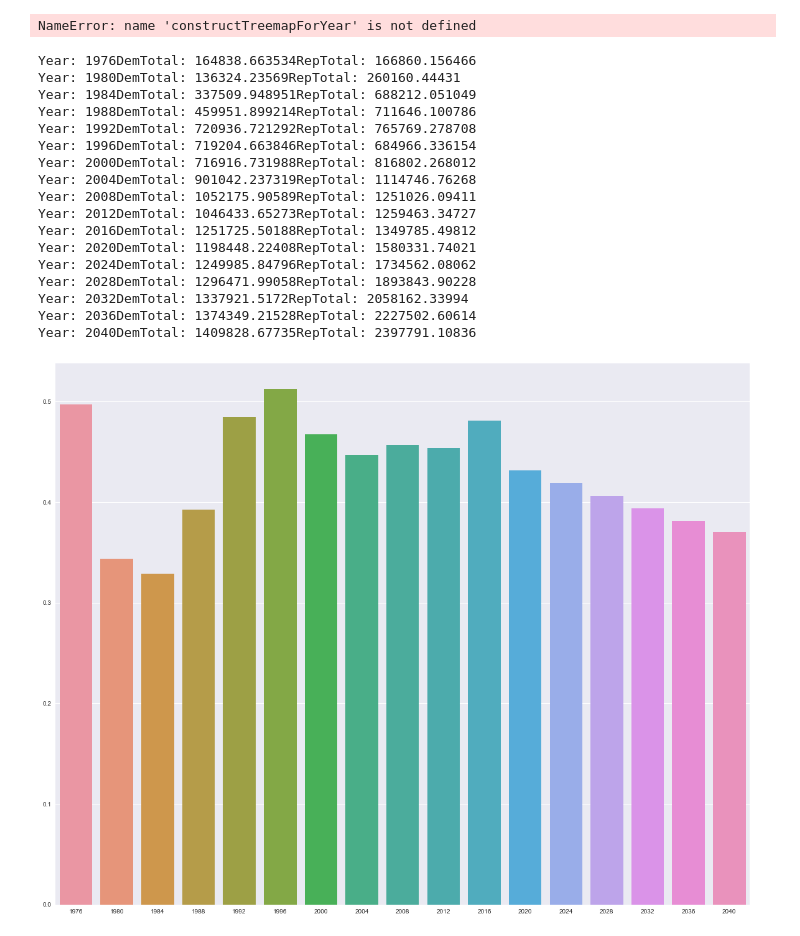
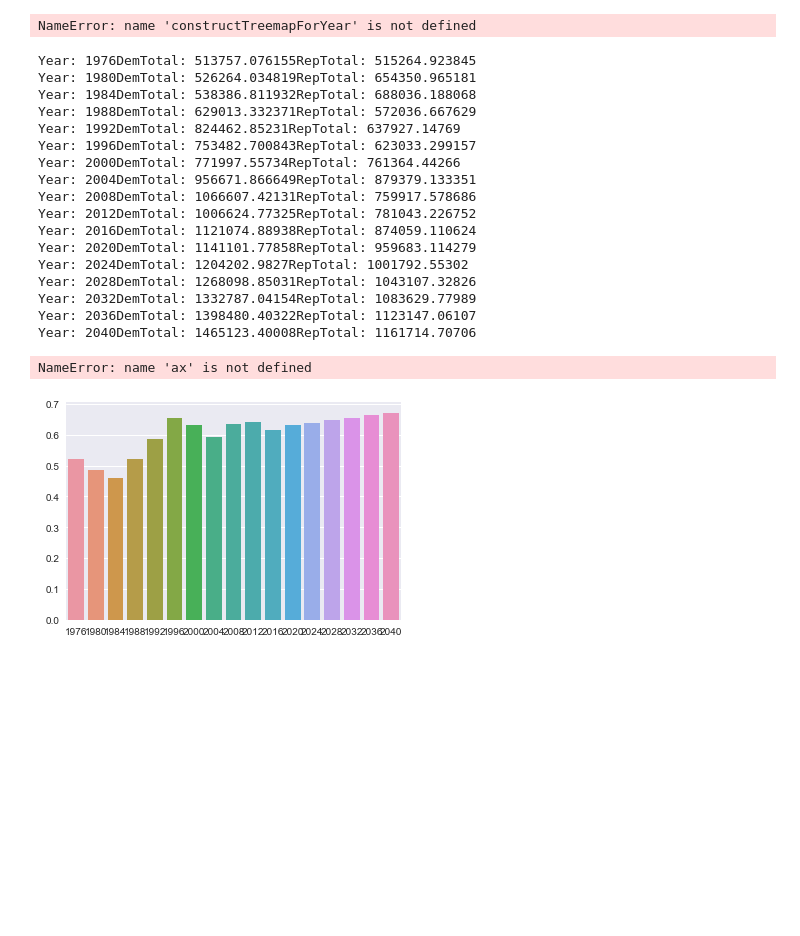
Before and after one commit to manav95/PartisanLeanRepo, a Jupyter notebook: IndResults/CountyPartisanLean.ipynb, the cells around one changed output. Cells and saved outputs as stored; diff of their text form; code cells hidden in the pictures; blank space fills up the shorter version.

```diff
--- a/IndResults/CountyPartisanLean.ipynb
+++ b/IndResults/CountyPartisanLean.ipynb
@@ -808,12 +810,12 @@ NameError: name 'constructMap' is not defined
 #lets project turnouts linearly given existing trends and steady growth/deline in areas
 # %%
 for i in range(2020, 2044, 4):
-    floridaResults[str(year)+"Total"] = pd.Series(np.random.randn(len(floridaResults)), index=floridaResults.index)
+    illinoisResults[str(year)+"Total"] = pd.Series(np.random.randn(len(illinoisResults)), index=illinoisResults.index)
 # %%
 i = 0
 totalList = []
 for year in range(1988, 2020, 4):
-    total = floridaResults.get_value(i, str(year)+"Total")
+    total = illinoisResults.get_value(i, str(year)+"Total")
     totalList.append(total)
 
 print(totalList)
@@ -822,10 +824,10 @@ print(totalList)
 # %%
-for i in range(0, len(floridaResults)):
+for i in range(0, len(illinoisResults)):
     partisans = []
     aList = []
     a = 1
     for year in range(1988, 2020, 4):
-        partisans.append(floridaResults.get_value(i, str(year)+"Total"))
+        partisans.append(illinoisResults.get_value(i, str(year)+"Total"))
         aList.append(a)
         a += 1
 
@@ -838,6 +840,6 @@ for i in range(0, len(floridaResults)):
         value = (slope * val) + intercept
         print(year)
         print(value)
-        floridaResults.set_value(i, str(year)+"Total", value)
+        illinoisResults.set_value(i, str(year)+"Total", value)
         val += 1
 # %% [output]
@@ -903,20 +905,20 @@ None
 # %% [output]
 NameError: name 'constructTreemapForYear' is not defined
 # %%
-floridaDemTotals = []
-floridaRepubTotals = []
+illinoisDemTotals = []
+illinoisRepubTotals = []
 
 for year in range(1976, 2044, 4):
        dTotal = 0.0
        rTotal = 0.0
        if (year <= 2016):
-          for i in range(len(floridaResults)):
-              dTotal += floridaResults.get_value(i, str(year)+"D") * floridaResults.get_value(i, str(year)+"Total")
-              rTotal += floridaResults.get_value(i, str(year)+"R") * floridaResults.get_value(i, str(year)+"Total")
+          for i in range(len(illinoisResults)):
+              dTotal += illinoisResults.get_value(i, str(year)+"D") * illinoisResults.get_value(i, str(year)+"Total")
+              rTotal += illinoisResults.get_value(i, str(year)+"R") * illinoisResults.get_value(i, str(year)+"Total")
        else: #based on partisan lean and national vote being tied
-          for i in range(len(floridaResults)):
-              dPerc = .5 + floridaResults.get_value(i, "Partisan Lean " + str(year))
-              rPerc = .5 - floridaResults.get_value(i, "Partisan Lean " + str(year))
+          for i in range(len(illinoisResults)):
+              dPerc = .5 + illinoisResults.get_value(i, "Partisan Lean " + str(year))
+              rPerc = .5 - illinoisResults.get_value(i, "Partisan Lean " + str(year))
               if (dPerc < 0):
                  dPerc = 0.0
               if (dPerc > 1):
@@ -926,42 +928,43 @@ for year in range(1976, 2044, 4):
               if (rPerc > 1):
                   rPerc = 1.0
 
-              dTotal += floridaResults.get_value(i, str(year)+"Total") * dPerc
-              rTotal += floridaResults.get_value(i, str(year)+"Total") * rPerc
+              dTotal += illinoisResults.get_value(i, str(year)+"Total") * dPerc
+              rTotal += illinoisResults.get_value(i, str(year)+"Total") * rPerc
 
        print("Year: " + str(year) + "DemTotal: " + str(dTotal) + "RepTotal: " + str(rTotal))
-       floridaDemTotals.append(dTotal/(dTotal+rTotal))
-       floridaRepubTotals.append(rTotal/(dTotal+rTotal))
+       illinoisDemTotals.append(dTotal/(dTotal+rTotal))
+       illinoisRepubTotals.append(rTotal/(dTotal+rTotal))
 # %% [output]
-Year: 1976DemTotal: 164838.663534RepTotal: 166860.156466
-Year: 1980DemTotal: 136324.23569RepTotal: 260160.44431
-Year: 1984DemTotal: 337509.948951RepTotal: 688212.051049
-Year: 1988DemTotal: 459951.899214RepTotal: 711646.100786
-Year: 1992DemTotal: 720936.721292RepTotal: 765769.278708
-Year: 1996DemTotal: 719204.663846RepTotal: 684966.336154
-Year: 2000DemTotal: 716916.731988RepTotal: 816802.268012
-Year: 2004DemTotal: 901042.237319RepTotal: 1114746.76268
-Year: 2008DemTotal: 1052175.90589RepTotal: 1251026.09411
-Year: 2012DemTotal: 1046433.65273RepTotal: 1259463.34727
-Year: 2016DemTotal: 1251725.50188RepTotal: 1349785.49812
-Year: 2020DemTotal: 1198448.22408RepTotal: 1580331.74021
-Year: 2024DemTotal: 1249985.84796RepTotal: 1734562.08062
-Year: 2028DemTotal: 1296471.99058RepTotal: 1893843.90228
-Year: 2032DemTotal: 1337921.5172RepTotal: 2058162.33994
-Year: 2036DemTotal: 1374349.21528RepTotal: 2227502.60614
-Year: 2040DemTotal: 1409828.67735RepTotal: 2397791.10836
+Year: 1976DemTotal: 513757.076155RepTotal: 515264.923845
+Year: 1980DemTotal: 526264.034819RepTotal: 654350.965181
+Year: 1984DemTotal: 538386.811932RepTotal: 688036.188068
+Year: 1988DemTotal: 629013.332371RepTotal: 572036.667629
+Year: 1992DemTotal: 824462.85231RepTotal: 637927.14769
+Year: 1996DemTotal: 753482.700843RepTotal: 623033.299157
+Year: 2000DemTotal: 771997.55734RepTotal: 761364.44266
+Year: 2004DemTotal: 956671.866649RepTotal: 879379.133351
+Year: 2008DemTotal: 1066607.42131RepTotal: 759917.578686
+Year: 2012DemTotal: 1006624.77325RepTotal: 781043.226752
+Year: 2016DemTotal: 1121074.88938RepTotal: 874059.110624
+Year: 2020DemTotal: 1141101.77858RepTotal: 959683.114279
+Year: 2024DemTotal: 1204202.9827RepTotal: 1001792.55302
+Year: 2028DemTotal: 1268098.85031RepTotal: 1043107.32826
+Year: 2032DemTotal: 1332787.04154RepTotal: 1083629.77989
+Year: 2036DemTotal: 1398480.40322RepTotal: 1123147.06107
+Year: 2040DemTotal: 1465123.40008RepTotal: 1161714.70706
 # %%
-sns.barplot(x=list(range(1976, 2044, 4)), y=floridaDemTotals)
+sns.barplot(x=list(range(1976, 2044, 4)), y=illinoisDemTotals)
 fig = plt.gcf()
 
 yList = []
 s = 0.0
 for a in range(20):
     s += .05
     yList.append(s)
 
 ax.set_yticks(yList)
 fig.set_size_inches(20, 16)
 # %% [output]
+NameError: name 'ax' is not defined
-[figure, old version]
+[figure, new version]
 # %%
```
Also changed, not shown: parts of 16 cells of this notebook, 6 other files.
